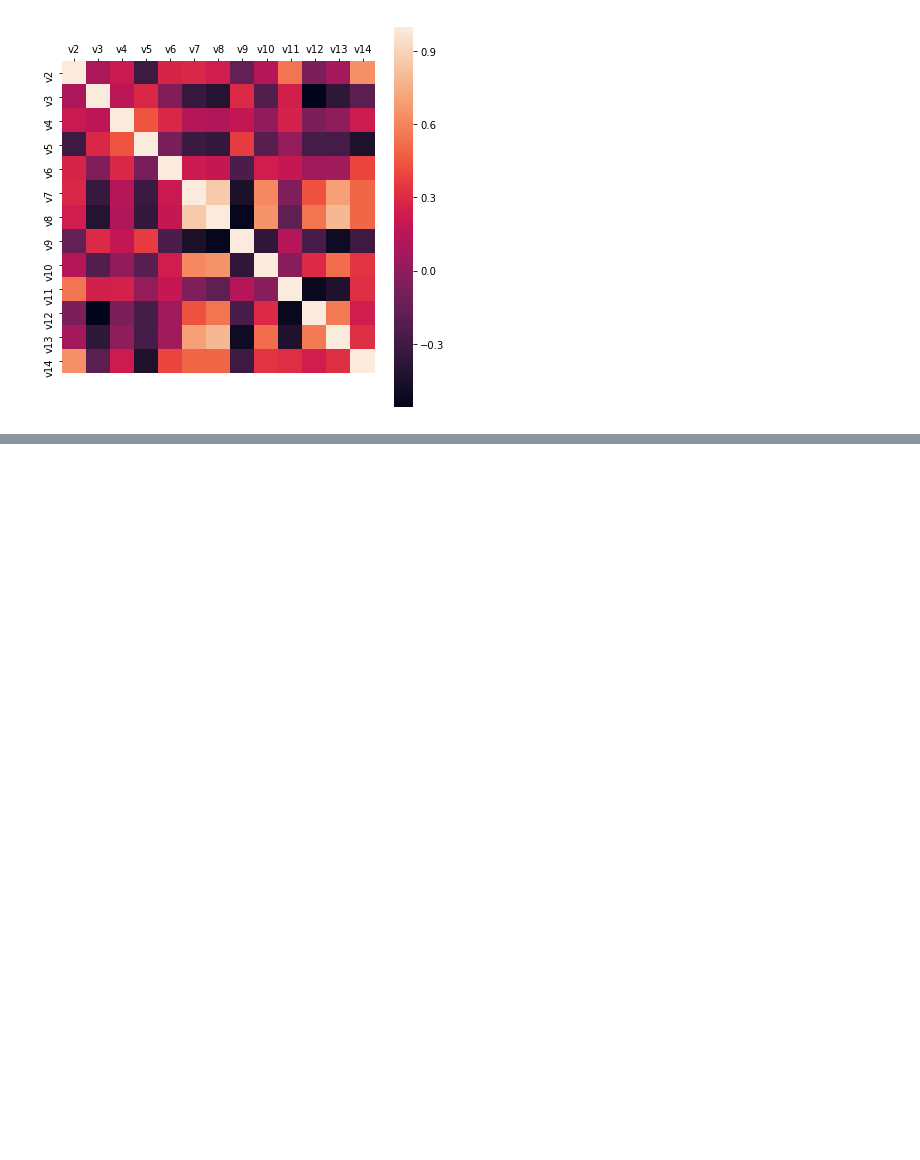
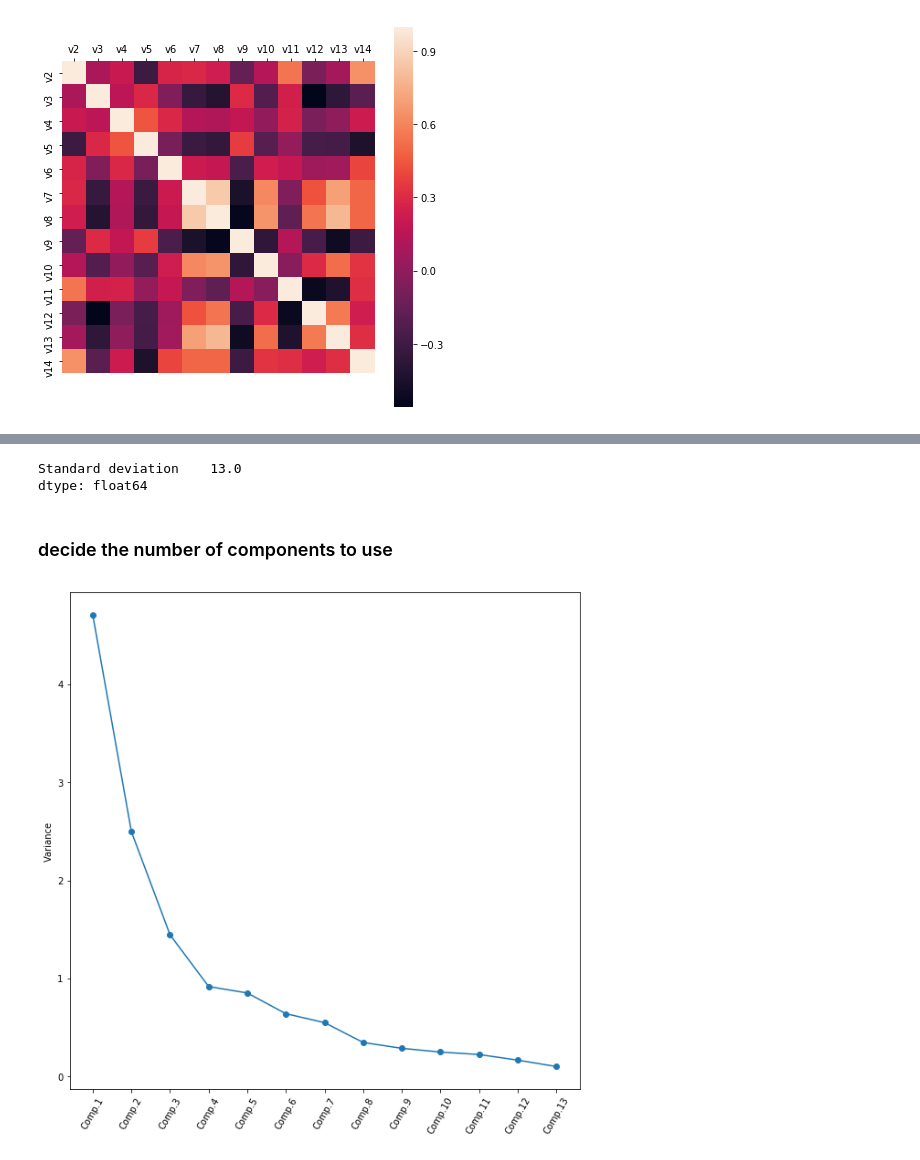
Before and after one commit to yueying-teng/RF, a Jupyter notebook: PCA.ipynb, the cells around one changed output, grey strips where cells are left out. Drawn from its saved outputs; the diff is of its cells as text; code cells hidden in the pictures; blank space fills up the shorter version.

```diff
--- a/PCA.ipynb
+++ b/PCA.ipynb
@@ -164,0 +389,2 @@ stdx = pd.DataFrame(stdx, index = x.index, columns = x.columns)
+# %%
+pca = PCA().fit(stdx)
@@ -164,0 +444,22 @@ stdx = pd.DataFrame(stdx, index = x.index, columns = x.columns)
+# %%
+# The total variance explained by the components is the sum of the variances of the components
+# As the variables are standerdized before apply PCA, the total amount of variance explained by the components should be 13.
+np.sum(summary.sdev** 2)
+# %% [output]
+Standard deviation    13.0
+dtype: float64
+# %% [markdown]
+### decide the number of components to use
+# %%
+def screeplot(pca, standardised_values):
+    fig = plt.figure(figsize = (10, 10))
+    y = np.std(pca.transform(standardised_values), axis = 0)**2
+    x = np.arange(len(y)) + 1
+    plt.plot(x, y, "o-")
+    plt.xticks(x, ["Comp." + str(i) for i in x], rotation = 60)
+    plt.ylabel("Variance")
+    plt.show()
+# %%
+screeplot(pca, stdx)
+# %% [output]
+[figure, added]
```
Also changed, not shown: parts of 58 cells of this notebook.
